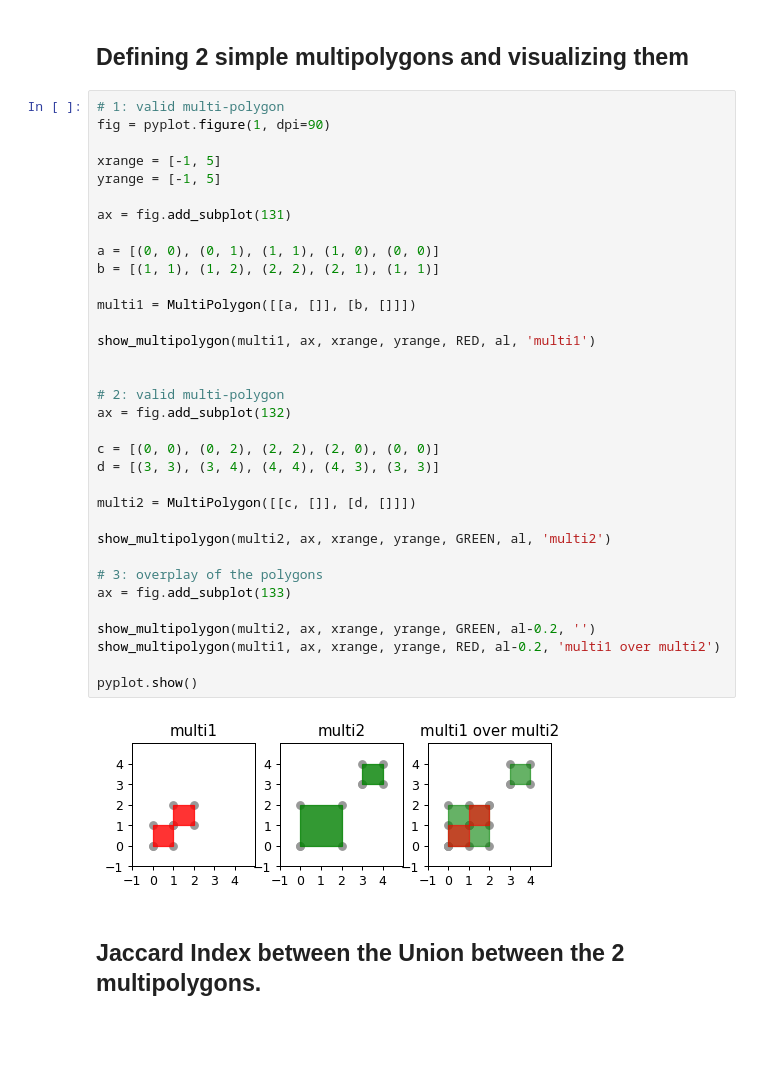
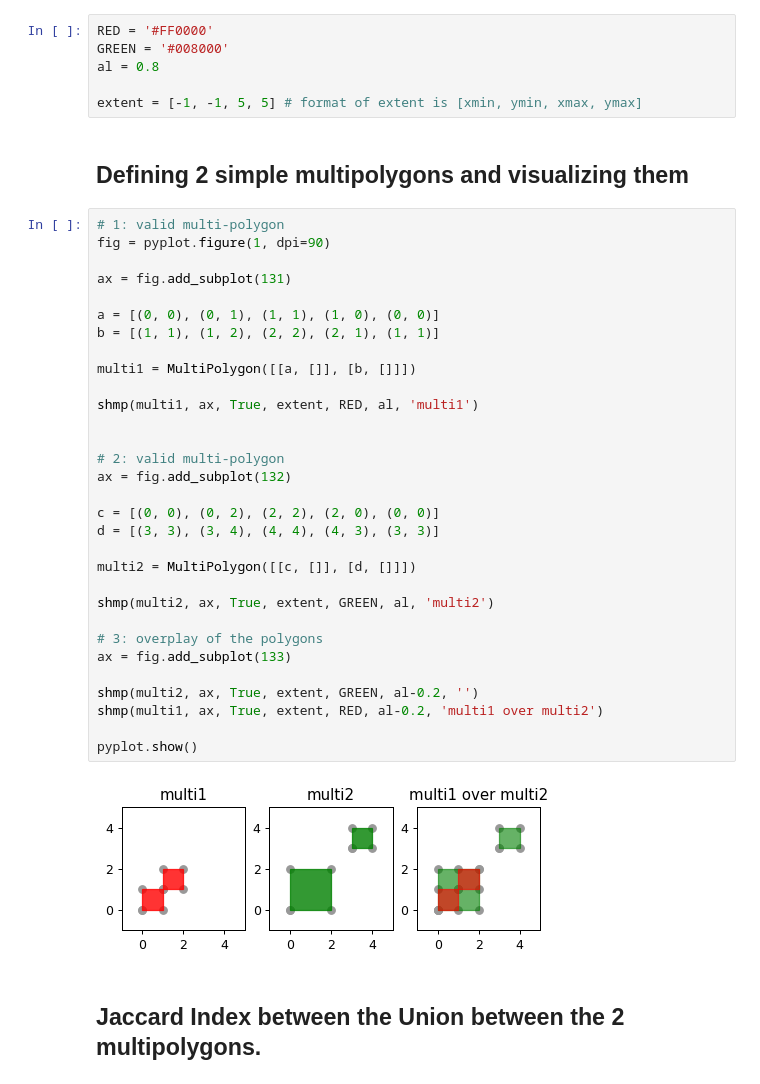
Before and after one commit to DynaSlum/satsense, a Jupyter notebook: Python/Notebooks/demo_notebooks/JaccardIndex_Multipolygons_simple_example.ipynb, the cells around one changed output. Saved outputs shown, nothing was run; the diff lists cells and outputs as text; blank space fills up the shorter version.

```diff
--- a/Python/Notebooks/demo_notebooks/JaccardIndex_Multipolygons_simple_example.ipynb
+++ b/Python/Notebooks/demo_notebooks/JaccardIndex_Multipolygons_simple_example.ipynb
@@ -39,41 +14,44 @@ def show_multipolygon(multipolygon, axis, xrange, yrange, color, al, title):
+# %%
+RED = '#FF0000'
+GREEN = '#008000'
+al = 0.8
+
+extent = [-1, -1, 5, 5] # format of extent is [xmin, ymin, xmax, ymax]
 # %% [markdown]
  ## Defining 2 simple multipolygons and visualizing them
 # %%
 # 1: valid multi-polygon
 fig = pyplot.figure(1, dpi=90)
-
-xrange = [-1, 5]
-yrange = [-1, 5]
 
 ax = fig.add_subplot(131)
 
 a = [(0, 0), (0, 1), (1, 1), (1, 0), (0, 0)]
 b = [(1, 1), (1, 2), (2, 2), (2, 1), (1, 1)]
 
 multi1 = MultiPolygon([[a, []], [b, []]])
 
-show_multipolygon(multi1, ax, xrange, yrange, RED, al, 'multi1')
+shmp(multi1, ax, True, extent, RED, al, 'multi1')
 
 
 # 2: valid multi-polygon
 ax = fig.add_subplot(132)
 
 c = [(0, 0), (0, 2), (2, 2), (2, 0), (0, 0)]
 d = [(3, 3), (3, 4), (4, 4), (4, 3), (3, 3)]
 
 multi2 = MultiPolygon([[c, []], [d, []]])
 
-show_multipolygon(multi2, ax, xrange, yrange, GREEN, al, 'multi2')
+shmp(multi2, ax, True, extent, GREEN, al, 'multi2')
 
 # 3: overplay of the polygons
 ax = fig.add_subplot(133)
 
-show_multipolygon(multi2, ax, xrange, yrange, GREEN, al-0.2, '')
-show_multipolygon(multi1, ax, xrange, yrange, RED, al-0.2, 'multi1 over multi2')
+shmp(multi2, ax, True, extent, GREEN, al-0.2, '')
+shmp(multi1, ax, True, extent, RED, al-0.2, 'multi1 over multi2')
 
 pyplot.show()
 # %% [output]
-[figure, old version]
+[figure, new version]
 # %% [markdown]
 ## Jaccard Index between the Union between the 2 multipolygons.
 # %%
```
Also changed, not shown: parts of 3 cells of this notebook, 3 other files.
